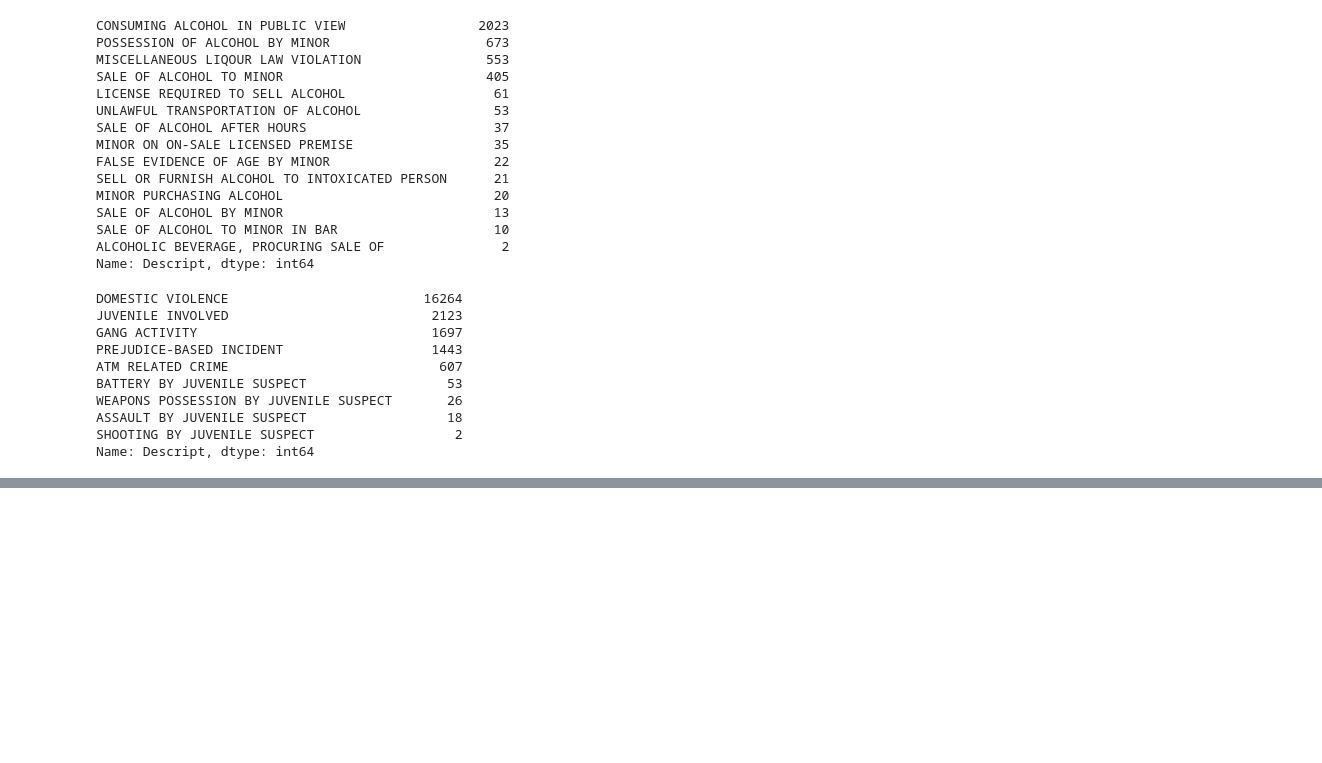
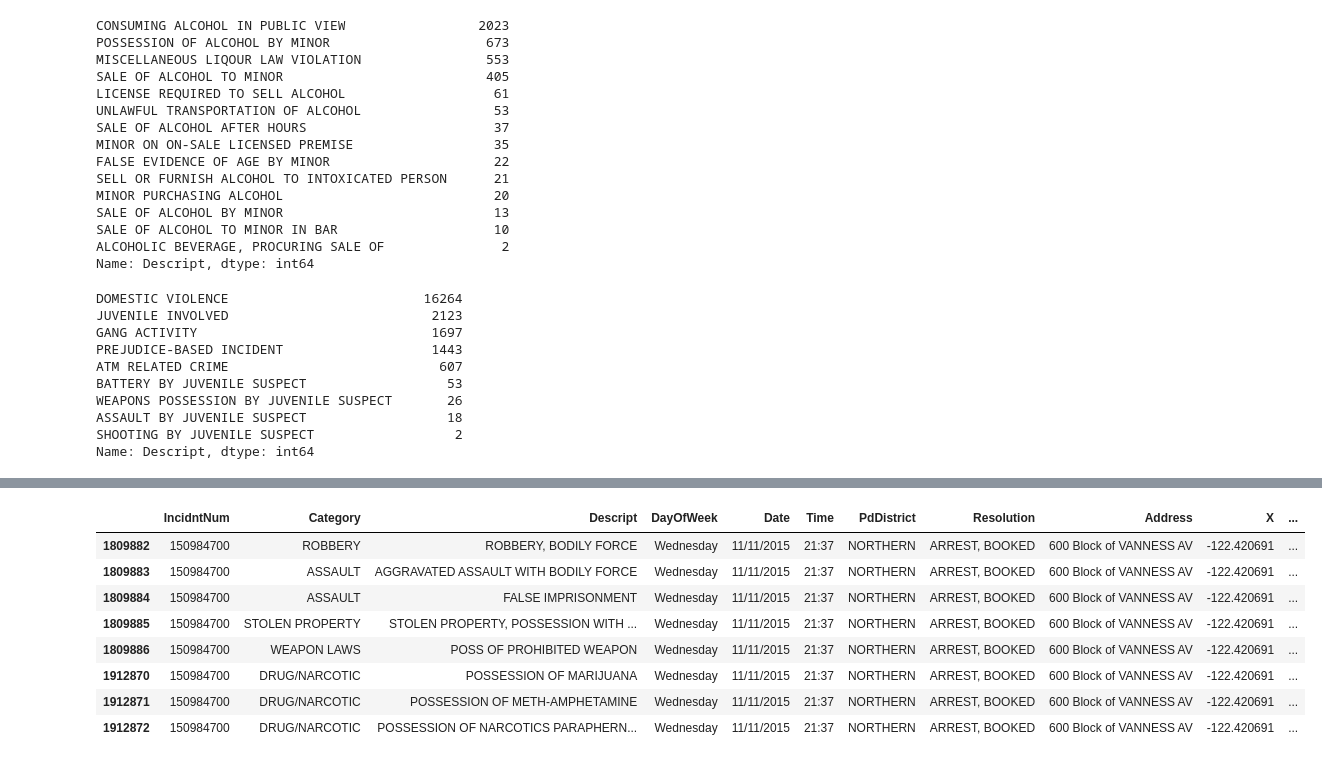
Before and after one commit to livenb/crime_prediction, a Jupyter notebook: sfdata_explore.ipynb, the cells around one changed output, grey strips where cells are left out. Saved outputs shown, nothing was run; the diff lists cells and outputs as text; code cells hidden in the pictures; blank space fills up the shorter version.

```diff
--- a/sfdata_explore.ipynb
+++ b/sfdata_explore.ipynb
@@ -275,0 +728,12 @@ Name: Descript, dtype: int64
+# %%
+sfdata[sfdata['IncidntNum']==150984700]
+# %% [output]
+|  | IncidntNum | Category | Descript | DayOfWeek | Date | Time | PdDistrict | Resolution | Address | X | ... |
+| 1809882 | 150984700 | ROBBERY | ROBBERY, BODILY FORCE | Wednesday | 11/11/2015 | 21:37 | NORTHERN | ARREST, BOOKED | 600 Block of VANNESS AV | -122.420691 | ... |
+| 1809883 | 150984700 | ASSAULT | AGGRAVATED ASSAULT WITH BODILY FORCE | Wednesday | 11/11/2015 | 21:37 | NORTHERN | ARREST, BOOKED | 600 Block of VANNESS AV | -122.420691 | ... |
+| 1809884 | 150984700 | ASSAULT | FALSE IMPRISONMENT | Wednesday | 11/11/2015 | 21:37 | NORTHERN | ARREST, BOOKED | 600 Block of VANNESS AV | -122.420691 | ... |
+| 1809885 | 150984700 | STOLEN PROPERTY | STOLEN PROPERTY, POSSESSION WITH ... | Wednesday | 11/11/2015 | 21:37 | NORTHERN | ARREST, BOOKED | 600 Block of VANNESS AV | -122.420691 | ... |
+| 1809886 | 150984700 | WEAPON LAWS | POSS OF PROHIBITED WEAPON | Wednesday | 11/11/2015 | 21:37 | NORTHERN | ARREST, BOOKED | 600 Block of VANNESS AV | -122.420691 | ... |
+| 1912870 | 150984700 | DRUG/NARCOTIC | POSSESSION OF MARIJUANA | Wednesday | 11/11/2015 | 21:37 | NORTHERN | ARREST, BOOKED | 600 Block of VANNESS AV | -122.420691 | ... |
+| 1912871 | 150984700 | DRUG/NARCOTIC | POSSESSION OF METH-AMPHETAMINE | Wednesday | 11/11/2015 | 21:37 | NORTHERN | ARREST, BOOKED | 600 Block of VANNESS AV | -122.420691 | ... |
+| 1912872 | 150984700 | DRUG/NARCOTIC | POSSESSION OF NARCOTICS PARAPHERN... | Wednesday | 11/11/2015 | 21:37 | NORTHERN | ARREST, BOOKED | 600 Block of VANNESS AV | -122.420691 | ... |
```
Also changed, not shown: parts of 44 cells of this notebook, 2 other files.
